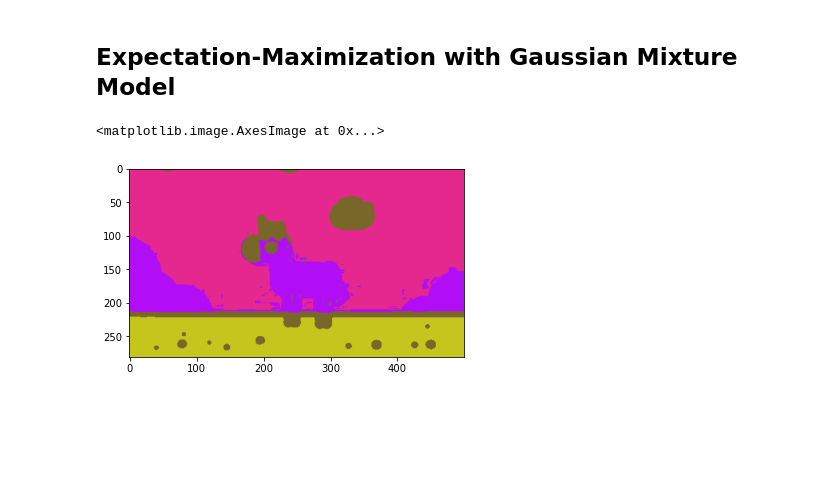
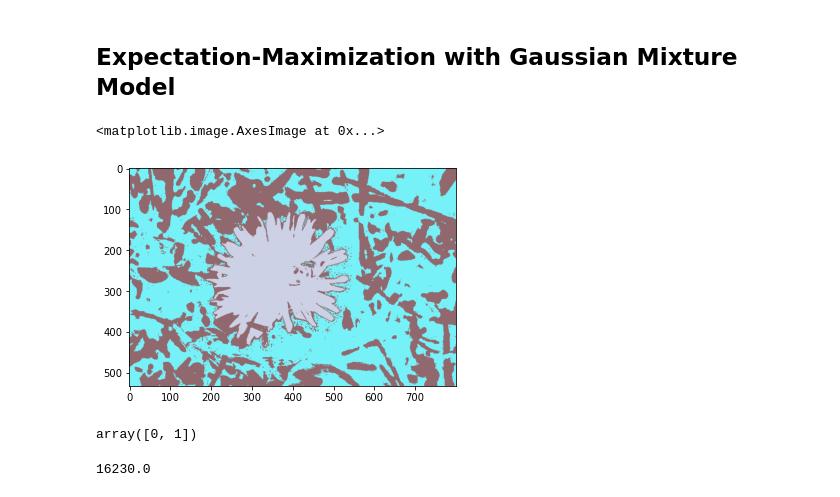
Before and after one commit to Xxxxhx/EM-image-seg, a Jupyter notebook: EM_Segmentation.ipynb, the cells around one changed output. Drawn from its saved outputs; the diff is of its cells as text; code cells hidden in the pictures; blank space fills up the shorter version.

```diff
--- a/EM_Segmentation.ipynb
+++ b/EM_Segmentation.ipynb
@@ -19,7 +19,7 @@ from extractFeature import *
 # %% [output]
 D:\codes\jupyter_prj\pic segmentation
 # %%
-file = 'images/unicorn.jpg'
+file = 'images/ladybug.png'
 img = imread(file)
 plt.imshow(img)
 x,y = img.shape[:-1]
@@ -39,6 +39,6 @@ plt.imshow(filtered_img)
 # %%
 # Wenjuan's Part: find the optimal value of weight
 
-feature = norm_and_extract_features(filtered_img)
+feature = norm_and_extract_features(img,rgb_weight=0.9)
 # %% [markdown]
 ## Expectation-Maximization with Gaussian Mixture Model
@@ -49,16 +45,36 @@ res = em.fit(k, feature)
 # %%
+# feature = img.reshape(-1,3)
+k = 3
+em = EM(k=k, max_iter=10,init_params='kmeans')
+res = em.fit(feature)
+
 random_label_color = np.random.randint(256,size=(k,3))
 
-clustered_img = np.ndarray(shape=img.shape, dtype=int)
+# clustered_img = np.ndarray(shape=img.shape, dtype=int)
 
-for i in range(len(res)):
-    cluster = res[i]
-    for j in range(len(cluster)):
-        y_index = int(cluster[j] % y)
-        x_index = int((cluster[j] - y_index) / y)
-        clustered_img[x_index][y_index] = random_label_color[i]
-
+# for i in range(len(res)):
+#     cluster = res[i]
+#     for j in range(len(cluster)):
+#         y_index = int(cluster[j] % y)
+#         x_index = int((cluster[j] - y_index) / y)
+#         clustered_img[x_index][y_index] = random_label_color[i]
+clustered_img = random_label_color[res].reshape(img.shape)
 plt.imshow(clustered_img)
 # %% [output]
 <matplotlib.image.AxesImage at 0x...>
-[figure, old version]
+[figure, new version]
+# %%
+np.unique(res)
+# %% [output]
+array([0, 1])
+# %%
+reg_covar = 1e-6
+# resp = np.arange(9)
+resp = np.arange(81).reshape(9,9)
+resp[:,2]
+diff = np.arange(1,10)
+feat = np.dot(resp[:,2] * diff.T, diff).astype(np.float64)
+feat.flat[::10] += reg_covar
+feat
+# %% [output]
+16230.0
```
Also changed, not shown: parts of 5 cells of this notebook, 4 other files.
